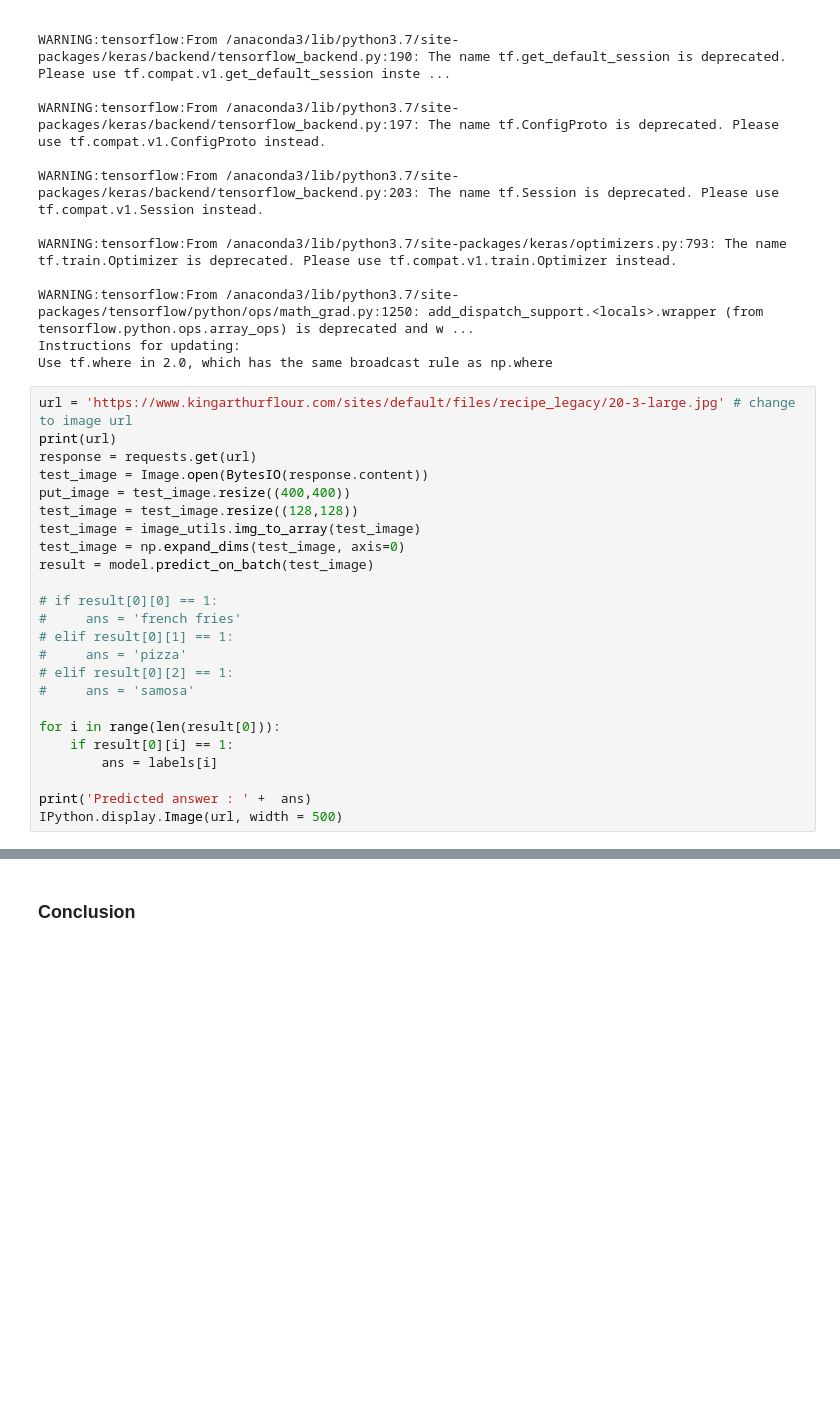
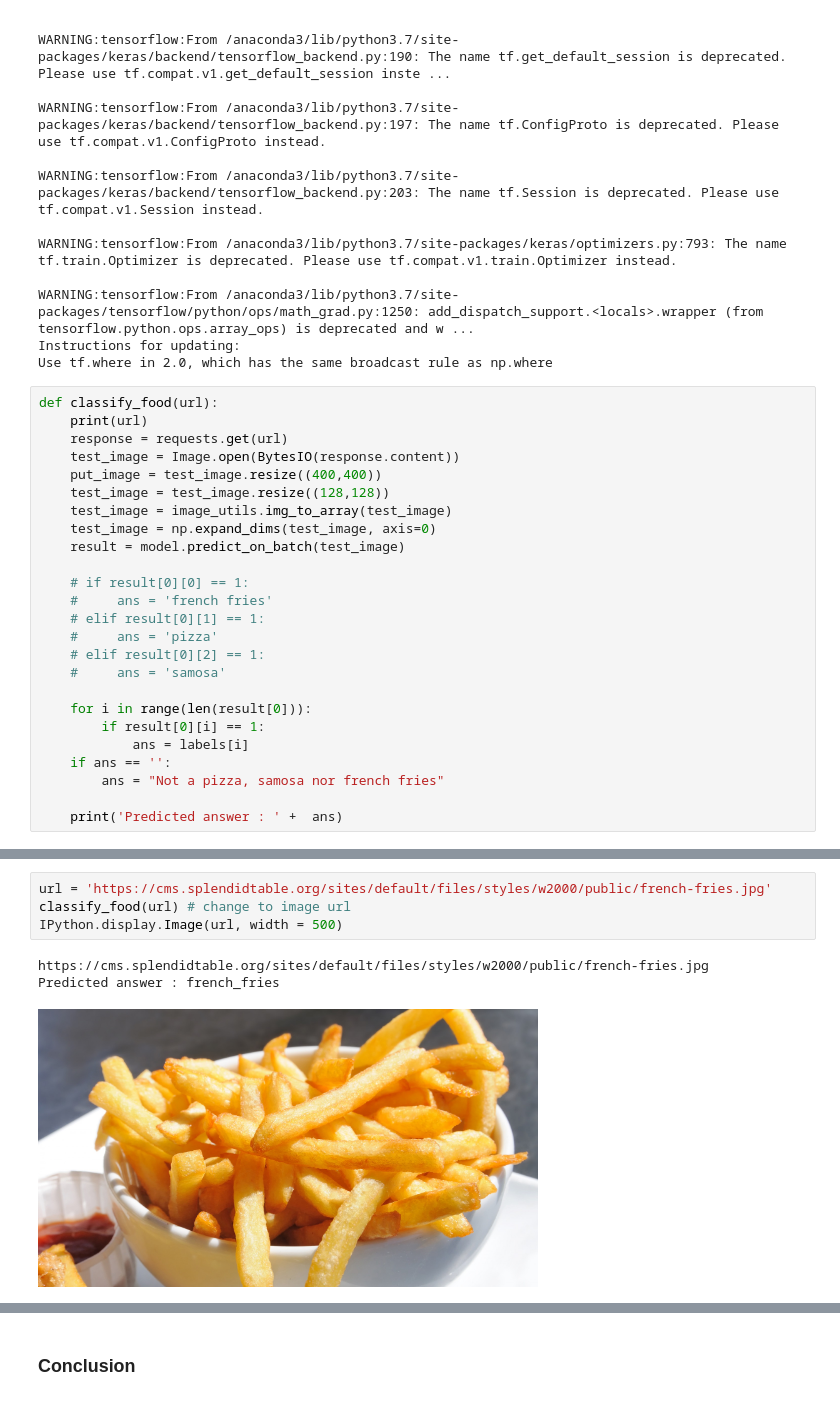
Before and after one commit to jacob5412/Food-Classification-from-Images, a Jupyter notebook: Output.ipynb, the cells around one changed output, grey strips where cells are left out. Saved outputs shown, nothing was run; the diff lists cells and outputs as text; blank space fills up the shorter version.

```diff
--- a/Output.ipynb
+++ b/Output.ipynb
@@ -181,26 +183,27 @@ WARNING:tensorflow:From /anaconda3/lib/python3.7/site-packages/tensorflow/python
 Instructions for updating:
 Use tf.where in 2.0, which has the same broadcast rule as np.where
 # %%
-url = 'https://www.kingarthurflour.com/sites/default/files/recipe_legacy/20-3-large.jpg' # change to image url
-print(url)
-response = requests.get(url)
-test_image = Image.open(BytesIO(response.content))
-put_image = test_image.resize((400,400))
-test_image = test_image.resize((128,128))
-test_image = image_utils.img_to_array(test_image)
-test_image = np.expand_dims(test_image, axis=0)
-result = model.predict_on_batch(test_image)
+def classify_food(url):
+    print(url)
+    response = requests.get(url)
+    test_image = Image.open(BytesIO(response.content))
+    put_image = test_image.resize((400,400))
+    test_image = test_image.resize((128,128))
+    test_image = image_utils.img_to_array(test_image)
+    test_image = np.expand_dims(test_image, axis=0)
+    result = model.predict_on_batch(test_image)
 
-# if result[0][0] == 1:
-#     ans = 'french fries'
-# elif result[0][1] == 1:
-#     ans = 'pizza'
-# elif result[0][2] == 1:
-#     ans = 'samosa'
+    # if result[0][0] == 1:
+    #     ans = 'french fries'
+    # elif result[0][1] == 1:
+    #     ans = 'pizza'
+    # elif result[0][2] == 1:
+    #     ans = 'samosa'
 
-for i in range(len(result[0])):
-    if result[0][i] == 1:
-        ans = labels[i]
+    for i in range(len(result[0])):
+        if result[0][i] == 1:
+            ans = labels[i]
+    if ans == '':
+        ans = "Not a pizza, samosa nor french fries"
 
-print('Predicted answer : ' +  ans)
-IPython.display.Image(url, width = 500)
+    print('Predicted answer : ' +  ans)
@@ -210,0 +218,8 @@ Predicted answer : pizza
+# %%
+url = 'https://cms.splendidtable.org/sites/default/files/styles/w2000/public/french-fries.jpg'
+classify_food(url) # change to image url
+IPython.display.Image(url, width = 500)
+# %% [output]
+https://cms.splendidtable.org/sites/default/files/styles/w2000/public/french-fries.jpg
+Predicted answer : french_fries
+[figure, added]
```
Also changed, not shown: parts of 5 cells of this notebook.
